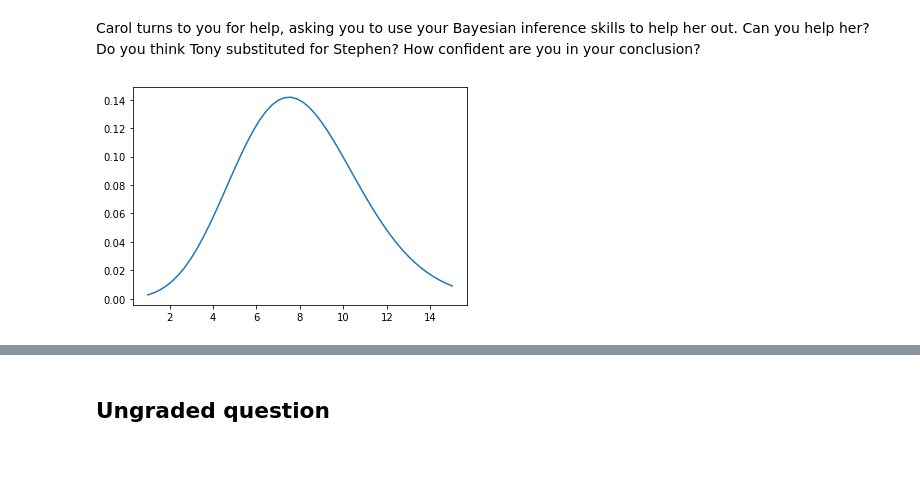
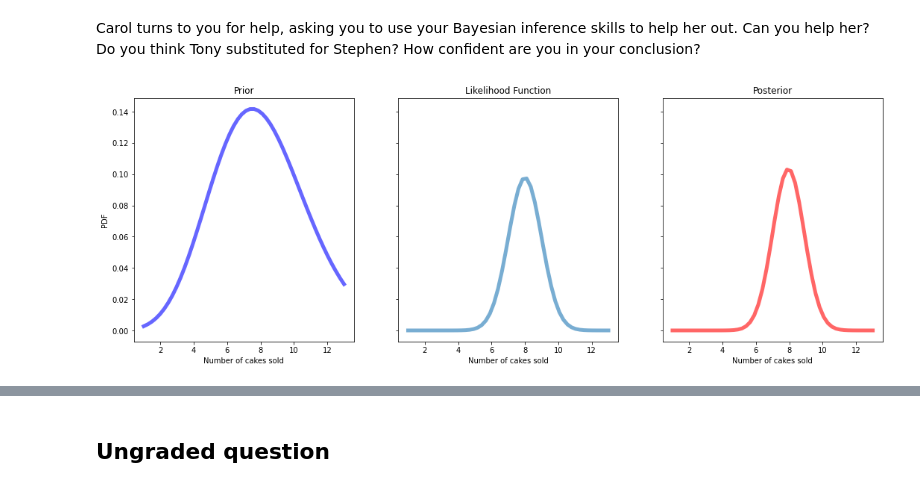
Before and after one commit to SantiagoMD/Midterm2022-SMD, a Jupyter notebook: Midterm/Midterm2022.ipynb, the cells around one changed output, grey strips where cells are left out. Drawn from its saved outputs; the diff is of its cells as text; code cells hidden in the pictures; blank space fills up the shorter version.

```diff
--- a/Midterm/Midterm2022.ipynb
+++ b/Midterm/Midterm2022.ipynb
@@ -255,14 +255,37 @@ Carol turns to you for help, asking you to use your Bayesian inference skills to
 # %%
 #In the case of Tony and Stephen, a good way to find out which one of them actually sold the cakes would be to find the p(mu|n) for Stephen
 #In this case, the prior would be the aforementioned p(n)
 from scipy import special as sc
-x=np.linspace(1,15)
+from scipy.stats import norm
+x=np.linspace(1,13)
 n=np.array([6,6,8,8,6,8])
-likelihood=
-prior=(np.exp(-8)*(8**x))/(sc.factorial(x))
-plt.plot(x,prior)
-plt.plot(x,likelihood)
-plt.plot(x,posterior)
-plt.show()
+sd = np.std(n)
+def get_likelihood(x , mean , sd):
+    prob_density = (np.pi*sd) * np.exp(-0.5*((x-mean)/sd)**2)
+    norm_density=prob_density/(np.sum(prob_density))
+    return norm_density
+def get_prior(mu,x):
+    return (np.exp(-mu)*(mu**x))/(sc.factorial(x))
+def get_posterior(prior,likelihood):
+    posterior=prior*likelihood
+    norm_posterior=posterior/np.sum(posterior)
+    return norm_posterior
+prior=get_prior(8,x)
+likelihood=get_likelihood(x,8,sd)
+posterior=get_posterior(likelihood,prior)
+
+def plot_bayes(x,pr,lh,pd): #This code
+    fig, ax = plt.subplots(nrows=1,ncols=3,figsize=(18,6),sharey=True)
+    ax[0].plot(x, pr,'b-', lw=5, alpha=0.6, label='Prior')
+    ax[0].set_xlabel('Number of cakes sold')
+    ax[0].set_ylabel('PDF')
+    ax[0].set_title('Prior')
+    ax[1].plot(x, lh, lw=5, alpha=0.6, label='Likelihood')
+    ax[1].set_xlabel('Number of cakes sold')
+    ax[1].set_title('Likelihood Function')
+    ax[2].plot(x,pd,'r-', lw=5, alpha=0.6, label='Posterior')
+    ax[2].set_xlabel('Number of cakes sold')
+    ax[2].set_title('Posterior')
+plot_bayes(x,prior,likelihood,posterior)
 # %% [output]
-[figure, old version]
+[figure, new version]
```
Also changed, not shown: parts of 1 cell of this notebook.
